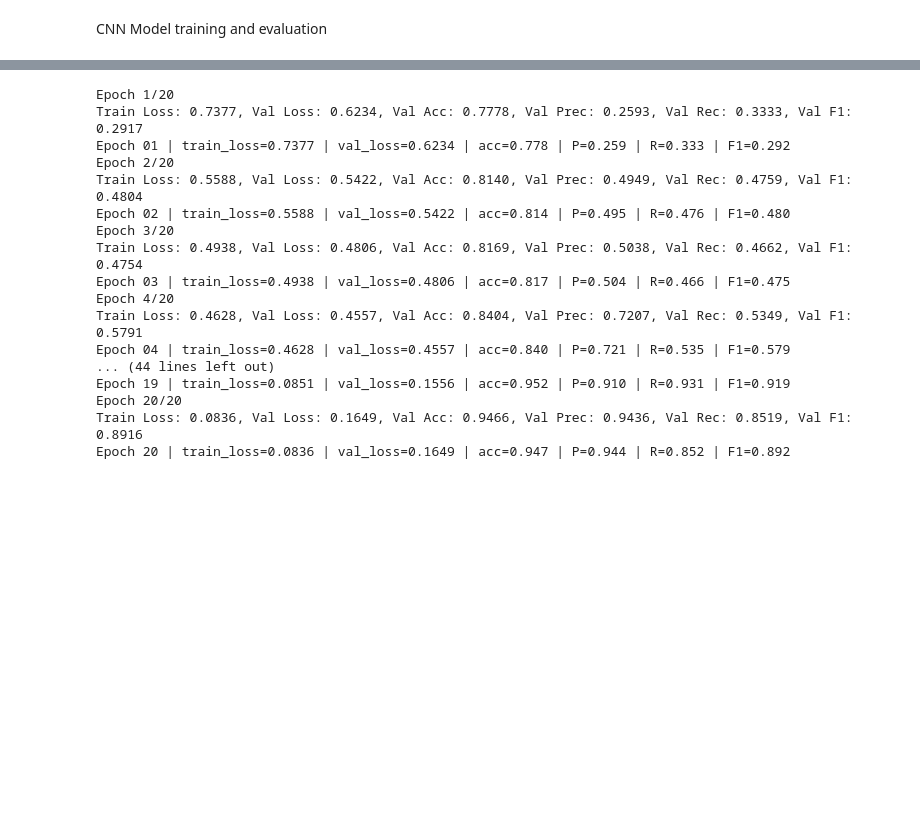
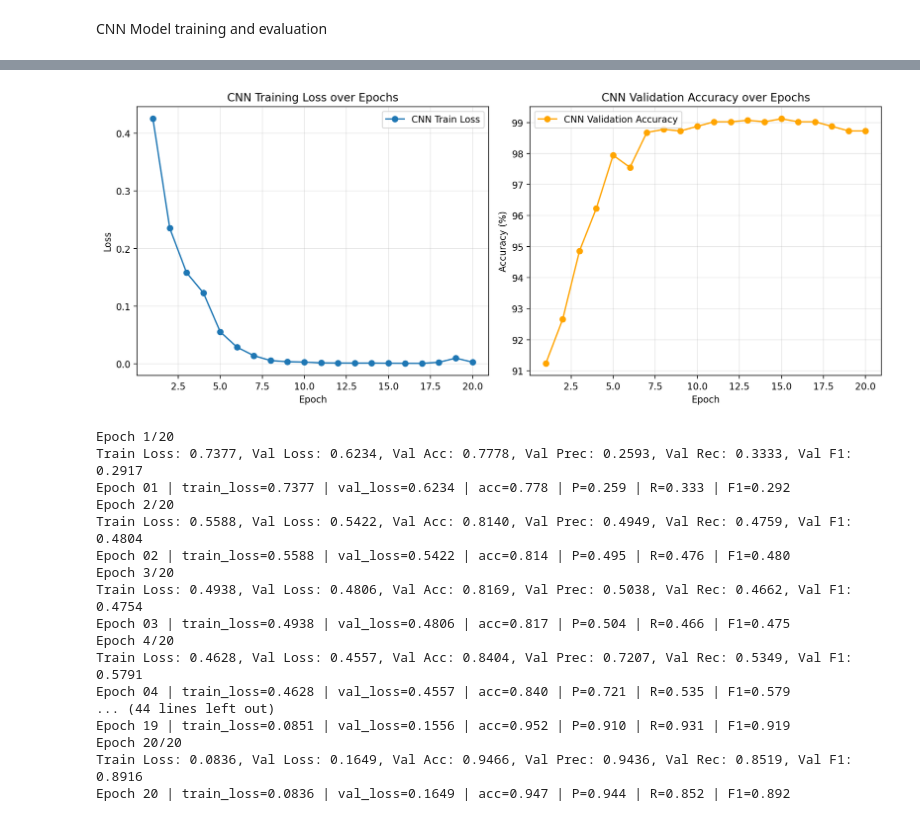
Before and after one commit to bigthinkertoo/AAI-511-Group-3, a Jupyter notebook: AAI511-Group-3-Project-08-10-2025-3.ipynb, the cells around one changed output, grey strips where cells are left out. Cells and saved outputs as stored; diff of their text form; code cells hidden in the pictures; blank space fills up the shorter version.

Commit message:
Added plots for CNN

```diff
--- a/AAI511-Group-3-Project-08-10-2025-3.ipynb
+++ b/AAI511-Group-3-Project-08-10-2025-3.ipynb
@@ -680,3 +756,31 @@ for epoch in range(num_epochs):
+# %%
+# Plot CNN Training and Validation Loss/Accuracy
+epochs = range(1, len(cnn_train_losses) + 1)
+
+plt.figure(figsize=(12,5))
+
+# Loss
+plt.subplot(1, 2, 1)
+plt.plot(epochs, cnn_train_losses, marker='o', label='CNN Train Loss')
+plt.xlabel('Epoch')
+plt.ylabel('Loss')
+plt.title('CNN Training Loss over Epochs')
+plt.grid(True, alpha=0.3)
+plt.legend()
+
+# Accuracy
+plt.subplot(1, 2, 2)
+plt.plot(epochs, cnn_val_accuracies, marker='o', color='orange', label='CNN Validation Accuracy')
+plt.xlabel('Epoch')
+plt.ylabel('Accuracy (%)')
+plt.title('CNN Validation Accuracy over Epochs')
+plt.grid(True, alpha=0.3)
+plt.legend()
+
+plt.tight_layout()
+plt.show()
+# %% [output]
+[figure, added]
 # %%
 class CNNEncoder(nn.Module):
     def __init__(self, out_channels=64):
```
Also changed, not shown: parts of 3 cells of this notebook, 1 other file.
